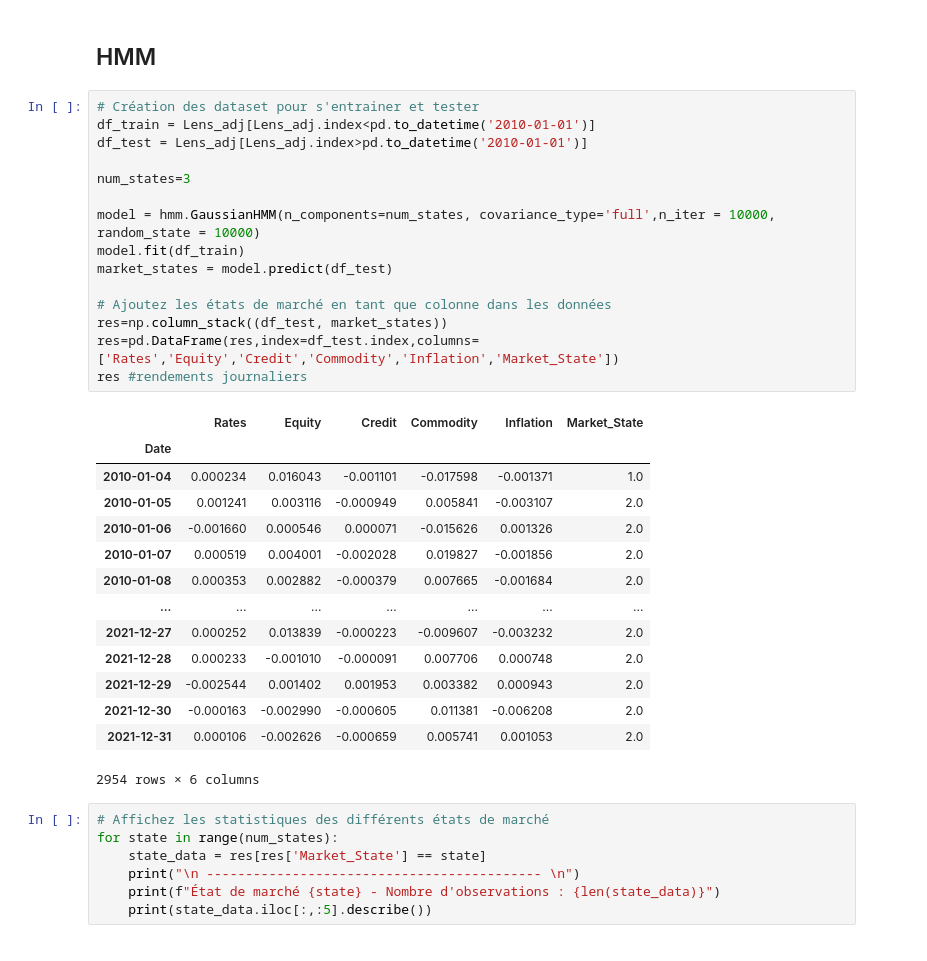
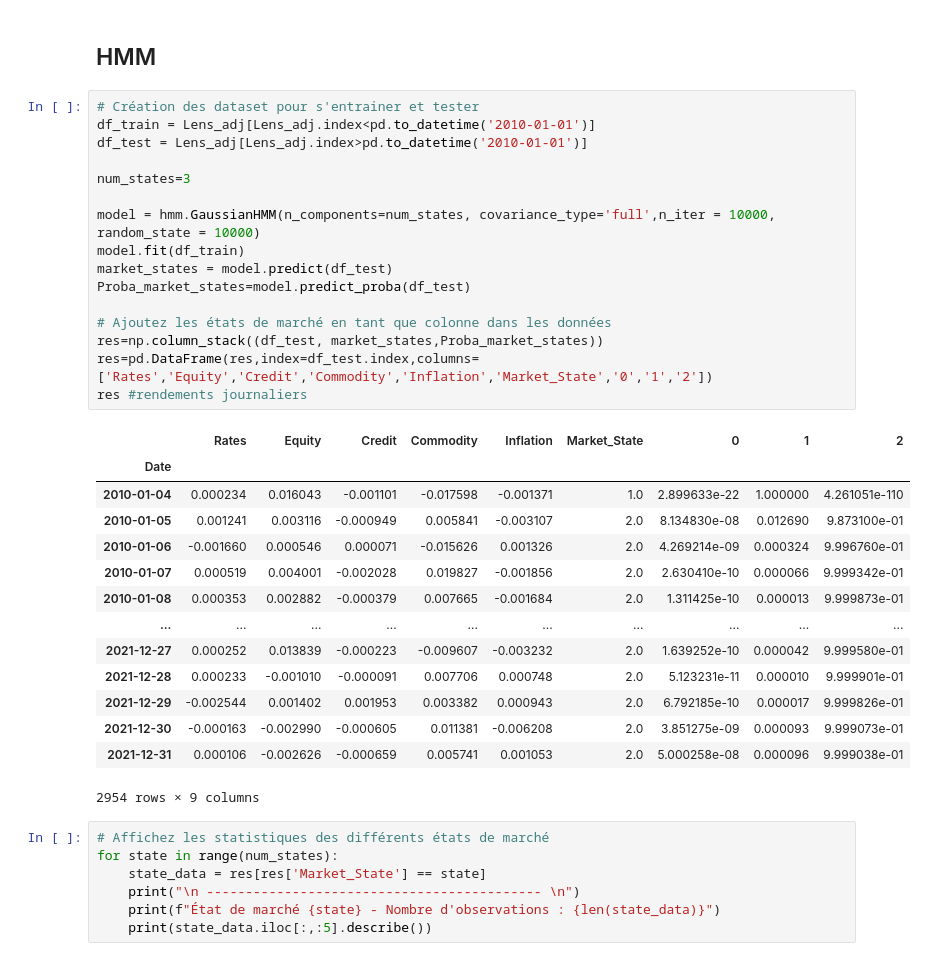
Before and after one commit to WilliamB111/BNY-Markets-Regime-Project-127, a Jupyter notebook: Hidden_Markov_Model_BloombergData.ipynb, the cells around one changed output. Saved outputs shown, nothing was run; the diff lists cells and outputs as text.

```diff
--- a/Hidden_Markov_Model_BloombergData.ipynb
+++ b/Hidden_Markov_Model_BloombergData.ipynb
@@ -166,33 +166,34 @@ Lens_adj
 # %%
 # Création des dataset pour s'entrainer et tester
 df_train = Lens_adj[Lens_adj.index<pd.to_datetime('2010-01-01')]
 df_test = Lens_adj[Lens_adj.index>pd.to_datetime('2010-01-01')]
 
 num_states=3
 
 model = hmm.GaussianHMM(n_components=num_states, covariance_type='full',n_iter = 10000, random_state = 10000)
 model.fit(df_train)
 market_states = model.predict(df_test)
+Proba_market_states=model.predict_proba(df_test)
 
 # Ajoutez les états de marché en tant que colonne dans les données
-res=np.column_stack((df_test, market_states))
-res=pd.DataFrame(res,index=df_test.index,columns=['Rates','Equity','Credit','Commodity','Inflation','Market_State'])
+res=np.column_stack((df_test, market_states,Proba_market_states))
+res=pd.DataFrame(res,index=df_test.index,columns=['Rates','Equity','Credit','Commodity','Inflation','Market_State','0','1','2'])
 res #rendements journaliers
 # %% [output]
-|  | Rates | Equity | Credit | Commodity | Inflation | Market_State |
-| Date |  |  |  |  |  |  |
-| 2010-01-04 | 0.000234 | 0.016043 | -0.001101 | -0.017598 | -0.001371 | 1.0 |
-| 2010-01-05 | 0.001241 | 0.003116 | -0.000949 | 0.005841 | -0.003107 | 2.0 |
-| 2010-01-06 | -0.001660 | 0.000546 | 0.000071 | -0.015626 | 0.001326 | 2.0 |
-| 2010-01-07 | 0.000519 | 0.004001 | -0.002028 | 0.019827 | -0.001856 | 2.0 |
-| 2010-01-08 | 0.000353 | 0.002882 | -0.000379 | 0.007665 | -0.001684 | 2.0 |
-| ... | ... | ... | ... | ... | ... | ... |
-| 2021-12-27 | 0.000252 | 0.013839 | -0.000223 | -0.009607 | -0.003232 | 2.0 |
-| 2021-12-28 | 0.000233 | -0.001010 | -0.000091 | 0.007706 | 0.000748 | 2.0 |
-| 2021-12-29 | -0.002544 | 0.001402 | 0.001953 | 0.003382 | 0.000943 | 2.0 |
-| 2021-12-30 | -0.000163 | -0.002990 | -0.000605 | 0.011381 | -0.006208 | 2.0 |
-| 2021-12-31 | 0.000106 | -0.002626 | -0.000659 | 0.005741 | 0.001053 | 2.0 |
+|  | Rates | Equity | Credit | Commodity | Inflation | Market_State | 0 | 1 | 2 |
+| Date |  |  |  |  |  |  |  |  |  |
+| 2010-01-04 | 0.000234 | 0.016043 | -0.001101 | -0.017598 | -0.001371 | 1.0 | 2.899633e-22 | 1.000000 | 4.261051e-110 |
+| 2010-01-05 | 0.001241 | 0.003116 | -0.000949 | 0.005841 | -0.003107 | 2.0 | 8.134830e-08 | 0.012690 | 9.873100e-01 |
+| 2010-01-06 | -0.001660 | 0.000546 | 0.000071 | -0.015626 | 0.001326 | 2.0 | 4.269214e-09 | 0.000324 | 9.996760e-01 |
+| 2010-01-07 | 0.000519 | 0.004001 | -0.002028 | 0.019827 | -0.001856 | 2.0 | 2.630410e-10 | 0.000066 | 9.999342e-01 |
+| 2010-01-08 | 0.000353 | 0.002882 | -0.000379 | 0.007665 | -0.001684 | 2.0 | 1.311425e-10 | 0.000013 | 9.999873e-01 |
+| ... | ... | ... | ... | ... | ... | ... | ... | ... | ... |
+| 2021-12-27 | 0.000252 | 0.013839 | -0.000223 | -0.009607 | -0.003232 | 2.0 | 1.639252e-10 | 0.000042 | 9.999580e-01 |
+| 2021-12-28 | 0.000233 | -0.001010 | -0.000091 | 0.007706 | 0.000748 | 2.0 | 5.123231e-11 | 0.000010 | 9.999901e-01 |
+| 2021-12-29 | -0.002544 | 0.001402 | 0.001953 | 0.003382 | 0.000943 | 2.0 | 6.792185e-10 | 0.000017 | 9.999826e-01 |
+| 2021-12-30 | -0.000163 | -0.002990 | -0.000605 | 0.011381 | -0.006208 | 2.0 | 3.851275e-09 | 0.000093 | 9.999073e-01 |
+| 2021-12-31 | 0.000106 | -0.002626 | -0.000659 | 0.005741 | 0.001053 | 2.0 | 5.000258e-08 | 0.000096 | 9.999038e-01 |
-2954 rows × 6 columns
+2954 rows × 9 columns
 # %%
 # Affichez les statistiques des différents états de marché
 for state in range(num_states):
```
Also changed, not shown: parts of 6 cells of this notebook.
